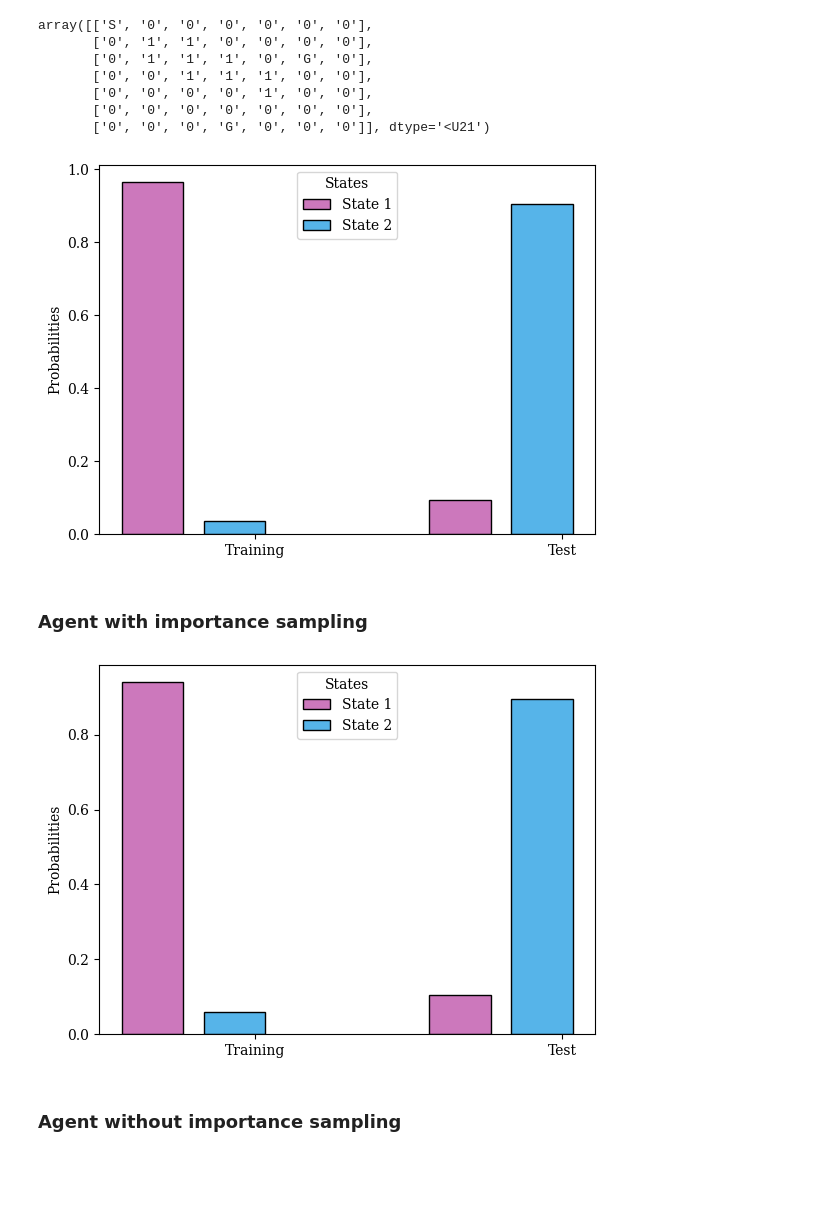
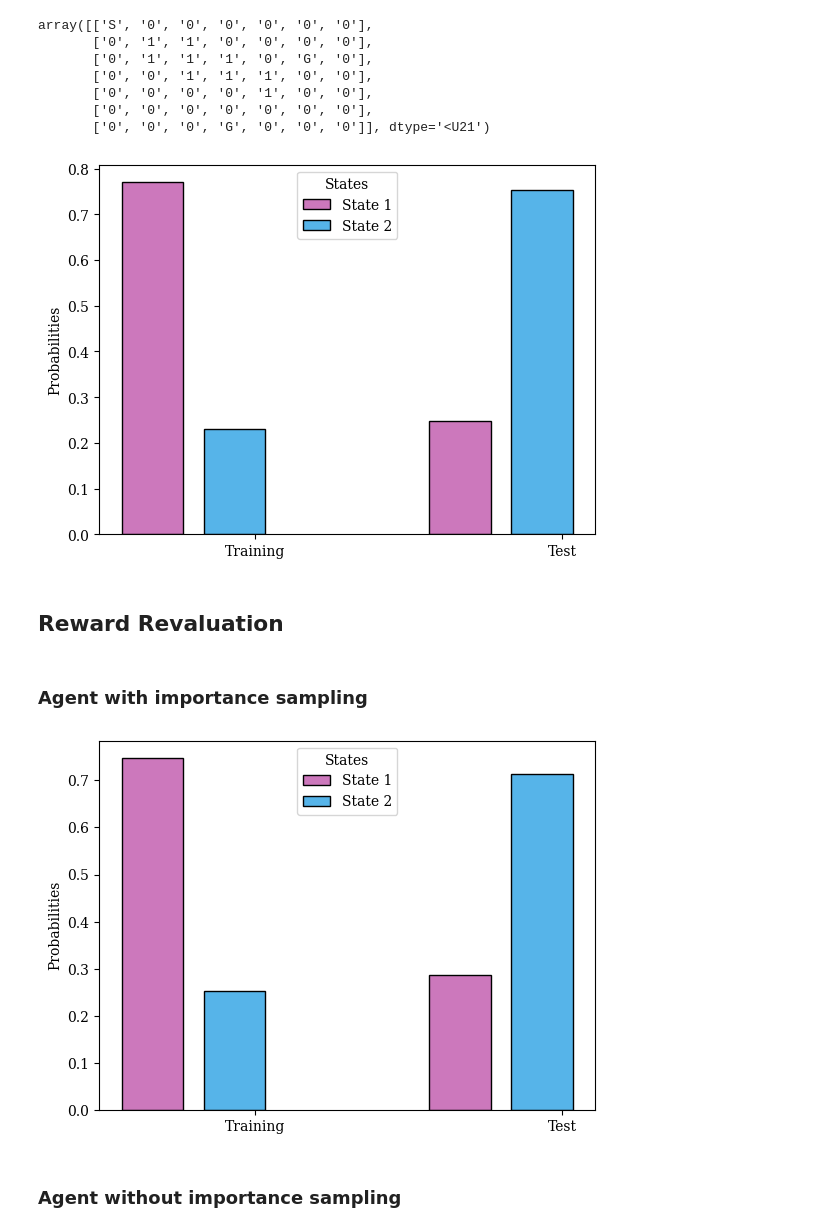
Before and after one commit to ArminBaz/SR-IS, a Jupyter notebook: src/policy_reval_maze.ipynb, the cells around one changed output. Cells and saved outputs as stored; diff of their text form; code cells hidden in the pictures; blank space fills up the shorter version.

```diff
--- a/src/policy_reval_maze.ipynb
+++ b/src/policy_reval_maze.ipynb
@@ -37,8 +34,8 @@ maze_name = mazes[1]
 # Agent to be used with D_inv
 agent = LinearRL(env_name=maze_name)
 # Make the reward for the first terminal state higher than the second to bias the DR towards that terminal state
-update_terminal_reward(agent, loc=0, r=8)
-# update_terminal_reward(agent, loc=1, r=8)
+update_terminal_reward(agent, loc=0, r=10)
+update_terminal_reward(agent, loc=1, r=8)
 
 agent.DR = agent.gamma * agent.get_D_inv()
 agent.update_V()
@@ -69,6 +70,8 @@ pii_new_inv = decision_policy(agent, Z_new)
 save_path = save_dir + 'policy_reval_10x10_inv.png'
 plot_decision_prob(probs_train=pii_old_inv[idx][prob_locs], probs_test=pii_new_inv[idx][prob_locs], colors=colors, leg_loc="upper center", save_path=None)
 # %% [output]
-[figure, old version]
+[figure, new version]
+# %% [markdown]
+## Reward Revaluation
 # %% [markdown]
 ### Agent with importance sampling
@@ -88,6 +77,0 @@ maze_values = get_full_maze_values(agent_with_imp)
-# %%
-update_terminal_reward(agent_with_imp, loc=1, r=16)
-V_new, Z_new = policy_reval(agent=agent_with_imp)
-# %%
-agent_with_imp.V = V_new
-maze_values = get_full_maze_values(agent_with_imp)
@@ -99,7 +78,37 @@ pii_new_with = decision_policy(agent_with_imp, Z_new)
+# %%
+avg_old, avg_new = np.zeros((40,40)), np.zeros((40,40))
+num_iterations = 20
+
+for _ in range(num_iterations):
+    # Initialize the agent
+    agent_with_imp = LinearRL(env_name=maze_name, _lambda=1, alpha=0.2, beta=0.8, num_steps=20000, policy="softmax", imp_samp=True)
+
+    # Initialize terminal state rewards
+    update_terminal_reward(agent_with_imp, loc=0, r=10)
+    update_terminal_reward(agent_with_imp, loc=1, r=8)
+
+    # Train the agent with importance sampling
+    agent_with_imp.learn(seed=seed)
+
+    # Get the old policy
+    pii_old_with = decision_policy(agent_with_imp, agent_with_imp.Z)
+
+    # Update rewards at second terminal state and get new policy
+    update_terminal_reward(agent_with_imp, loc=1, r=14)
+    V_new, Z_new = policy_reval(agent=agent_with_imp)
+
+    agent_with_imp.update_V()
+    pii_new_with = decision_policy(agent_with_imp, Z_new)
+
+    avg_old += pii_old_with
+    avg_new += pii_new_with
+
+avg_old /= num_iterations
+avg_new /= num_iterations
 # %%
-save_path = save_dir + 'reward_reval_7x7_with_is.png'
-plot_decision_prob(probs_train=pii_old_with[idx][prob_locs], probs_test=pii_new_with[idx][prob_locs], colors=colors, leg_loc='upper center', save_path=None)
+save_path = save_dir + 'policy_reval_7x7_with_is.png'
+plot_decision_prob(probs_train=avg_old[idx][prob_locs], probs_test=avg_new[idx][prob_locs], colors=colors, leg_loc='upper center', save_path=None)
 # %% [output]
-[figure, old version]
+[figure, new version]
 # %% [markdown]
 ### Agent without importance sampling
```
Also changed, not shown: parts of 23 cells of this notebook, 20 other files.
